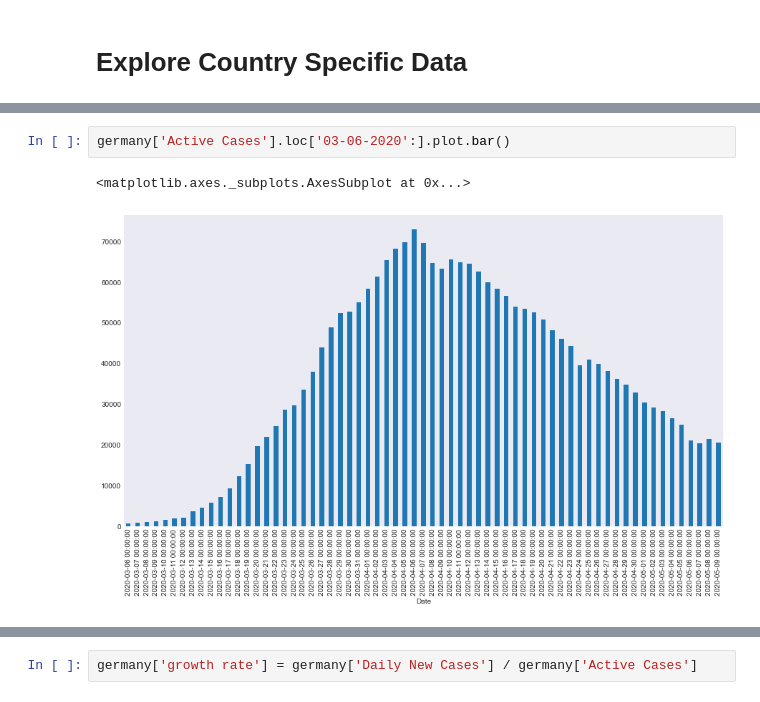
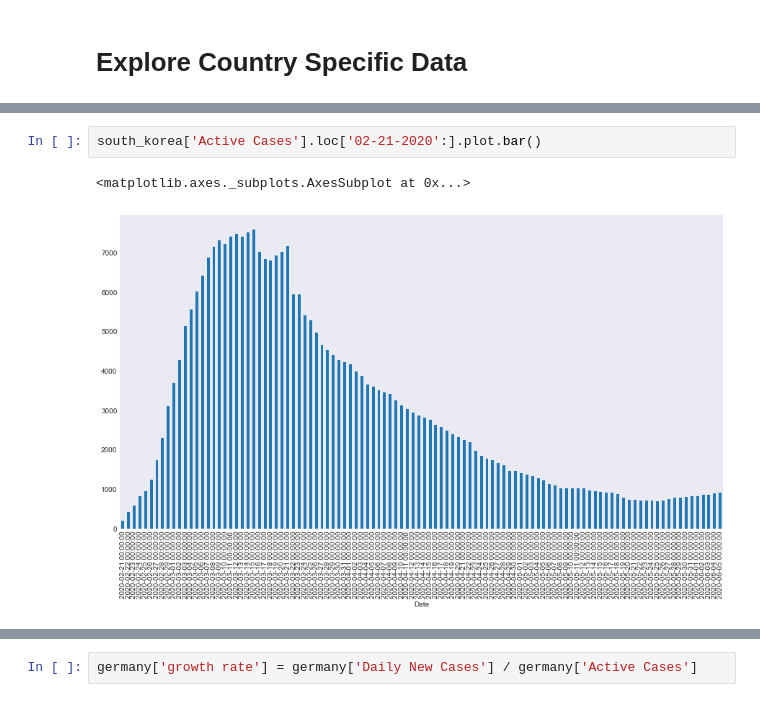
Before and after one commit to JakobRohrhirsch/COVID-19-JHU-CSSE-Analysis, a Jupyter notebook: COVID-19 Analysis.ipynb, the cells around one changed output, grey strips where cells are left out. Saved outputs shown, nothing was run; the diff lists cells and outputs as text.

```diff
--- a/COVID-19 Analysis.ipynb
+++ b/COVID-19 Analysis.ipynb
@@ -192,8 +197,8 @@ germany['Active Cases'].loc['03-06-2020':].plot.bar()
 # %%
-germany['Active Cases'].loc['03-06-2020':].plot.bar()
+south_korea['Active Cases'].loc['02-21-2020':].plot.bar()
 # %% [output]
 <matplotlib.axes._subplots.AxesSubplot at 0x...>
-[figure, old version]
+[figure, new version]
 # %%
 belgium['Active Cases'].loc['02-20-2020':].plot.bar()
 # %% [output]
```
Also changed, not shown: parts of 25 cells of this notebook, 1 other file.
